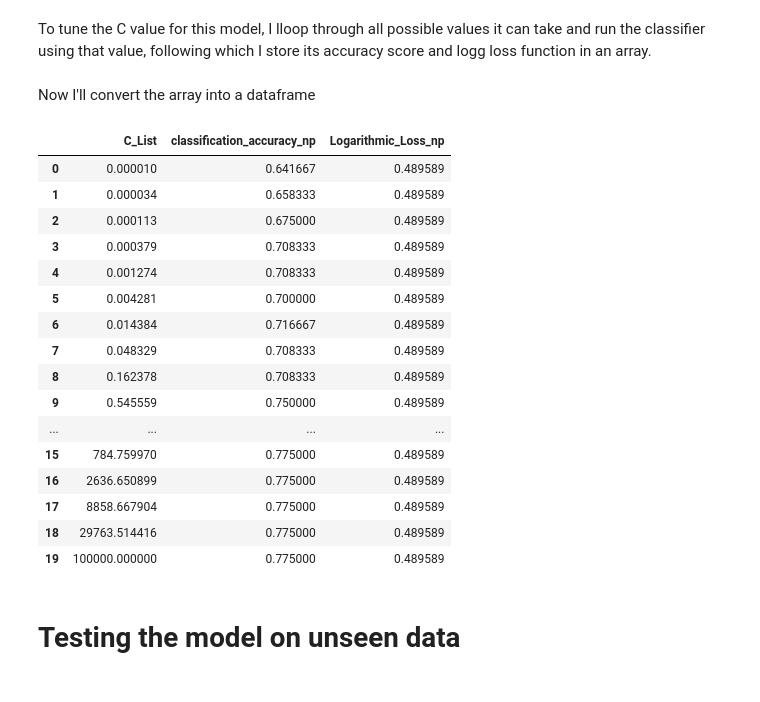
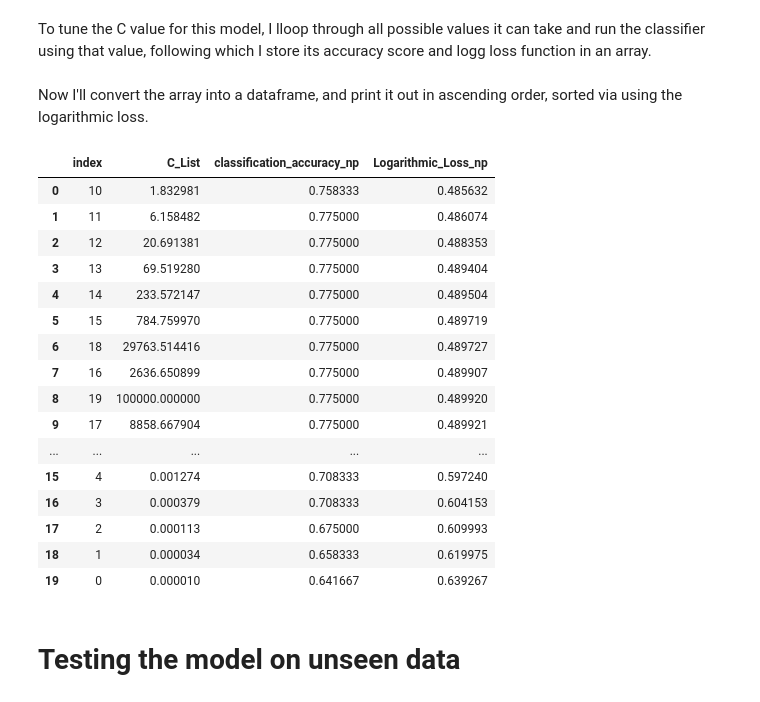
Before and after one commit to mixmav/machine-learning-A1-RMIT, a Jupyter notebook: solution/s3783375.ipynb, the cells around one changed output. Cells and saved outputs as stored; diff of their text form; code cells hidden in the pictures.

```diff
--- a/solution/s3783375.ipynb
+++ b/solution/s3783375.ipynb
@@ -248,41 +248,42 @@ for c in C_List:
 	classifier2.fit(train_x, train_y.ravel())
 	score = classifier2.score(val_x, val_y)
 	classification_accuracy.append(score)
-	Logarithmic_Loss2 = metrics.log_loss(val_y, predicted_probabilities_val)
+	predicted_probabilities_val2 = classifier2.predict_proba(val_x)
+	Logarithmic_Loss2 = metrics.log_loss(val_y, predicted_probabilities_val2)
 	Logarithmic_Loss.append(Logarithmic_Loss2)
 # %% [markdown]
-Now I'll convert the array into a dataframe
+Now I'll convert the array into a dataframe, and print it out in ascending order, sorted via using the logarithmic loss.
 # %%
 classification_accuracy_np = np.array(classification_accuracy).reshape(20,)
 Logarithmic_Loss_np = np.array(Logarithmic_Loss).reshape(20,)
 
 #zip
 
 outcomes = zip(C_List, classification_accuracy_np, Logarithmic_Loss_np)
 
 #dataframe
 
 outcomes_dataframe = pd.DataFrame(outcomes, columns=['C_List', 'classification_accuracy_np', 'Logarithmic_Loss_np'])
-# outcomes_dataframe.sort_values('Logarithmic_Loss_np', ascending=True).reset_index()
-outcomes_dataframe
+outcomes_dataframe.sort_values('Logarithmic_Loss_np', ascending=True).reset_index()
+# outcomes_dataframe
 # %% [output]
-|  | C_List | classification_accuracy_np | Logarithmic_Loss_np |
-| 0 | 0.000010 | 0.641667 | 0.489589 |
-| 1 | 0.000034 | 0.658333 | 0.489589 |
-| 2 | 0.000113 | 0.675000 | 0.489589 |
-| 3 | 0.000379 | 0.708333 | 0.489589 |
-| 4 | 0.001274 | 0.708333 | 0.489589 |
-| 5 | 0.004281 | 0.700000 | 0.489589 |
-| 6 | 0.014384 | 0.716667 | 0.489589 |
-| 7 | 0.048329 | 0.708333 | 0.489589 |
-| 8 | 0.162378 | 0.708333 | 0.489589 |
-| 9 | 0.545559 | 0.750000 | 0.489589 |
-| ... | ... | ... | ... |
-| 15 | 784.759970 | 0.775000 | 0.489589 |
-| 16 | 2636.650899 | 0.775000 | 0.489589 |
-| 17 | 8858.667904 | 0.775000 | 0.489589 |
-| 18 | 29763.514416 | 0.775000 | 0.489589 |
-| 19 | 100000.000000 | 0.775000 | 0.489589 |
+|  | index | C_List | classification_accuracy_np | Logarithmic_Loss_np |
+| 0 | 10 | 1.832981 | 0.758333 | 0.485632 |
+| 1 | 11 | 6.158482 | 0.775000 | 0.486074 |
+| 2 | 12 | 20.691381 | 0.775000 | 0.488353 |
+| 3 | 13 | 69.519280 | 0.775000 | 0.489404 |
+| 4 | 14 | 233.572147 | 0.775000 | 0.489504 |
+| 5 | 15 | 784.759970 | 0.775000 | 0.489719 |
+| 6 | 18 | 29763.514416 | 0.775000 | 0.489727 |
+| 7 | 16 | 2636.650899 | 0.775000 | 0.489907 |
+| 8 | 19 | 100000.000000 | 0.775000 | 0.489920 |
+| 9 | 17 | 8858.667904 | 0.775000 | 0.489921 |
+| ... | ... | ... | ... | ... |
+| 15 | 4 | 0.001274 | 0.708333 | 0.597240 |
+| 16 | 3 | 0.000379 | 0.708333 | 0.604153 |
+| 17 | 2 | 0.000113 | 0.675000 | 0.609993 |
+| 18 | 1 | 0.000034 | 0.658333 | 0.619975 |
+| 19 | 0 | 0.000010 | 0.641667 | 0.639267 |
 # %% [markdown]
 # Testing the model on unseen data
 # %%
```
